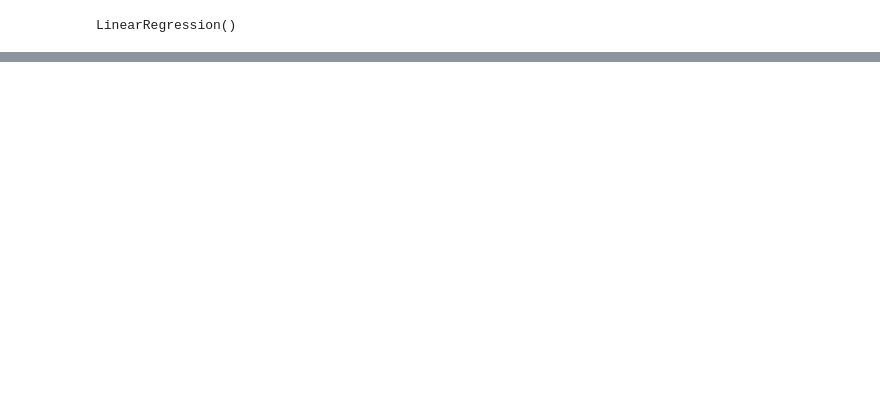
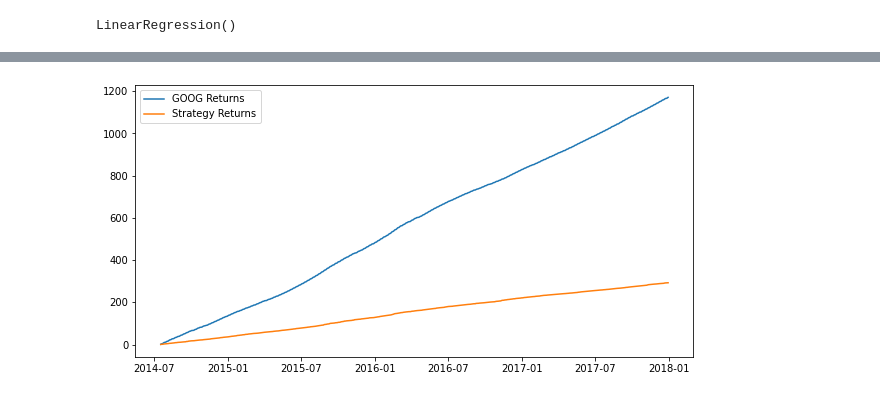
Before and after one commit to pjrenzov/Analyticae, a Jupyter notebook: notebooks/Predictive_Models/Untitled.ipynb, the cells around one changed output, grey strips where cells are left out. Saved outputs shown, nothing was run; the diff lists cells and outputs as text; code cells hidden in the pictures; blank space fills up the shorter version.

```diff
--- a/notebooks/Predictive_Models/Untitled.ipynb
+++ b/notebooks/Predictive_Models/Untitled.ipynb
@@ -85,2 +83,5 @@ ValueError: Length of values (3827) does not match length of index (3828)
 # %%
-X
+def calculate_return(df, split_value, symbol):
+    cum_stock_return = df[split_value:]['%s_return' %symbol].cumsum() * 100
+    df['Strategy_Returns'] = df['%s_return' % symbol] * df['Predicted Signal'].shift(1)
+    return cum_stock_return
@@ -118,0 +88,7 @@ stock_data
+# %%
+def calculate_strategy_return(df, split_value, symbol):
+    cum_strategy_return = df[split_value:]['Strategy_Returns'].cumsum() * 100
+    return cum_strategy_return
+# %%
+cum_goog_return = calculate_return(stock_data,split_value=len(X_train), symbol='NESTLEIND')
+cum_strategy_return = calculate_strategy_return(stock_data,split_value=len(X_train), symbol='NESTLEIND')
@@ -118,0 +112,10 @@ stock_data
+# %%
+def plot_chart(cum_symbol_return, cum_strategy_return, symbol):
+    plt.figure(figsize=(10, 5))
+    plt.plot(cum_symbol_return, label='%s Returns' % symbol)
+    plt.plot(cum_strategy_return, label='Strategy Returns')
+    plt.legend()
+# %%
+plot_chart(cum_goog_return, cum_strategy_return, symbol='GOOG')
+# %% [output]
+[figure, added]
```
Also changed, not shown: parts of 8 cells of this notebook, 6 other files.
